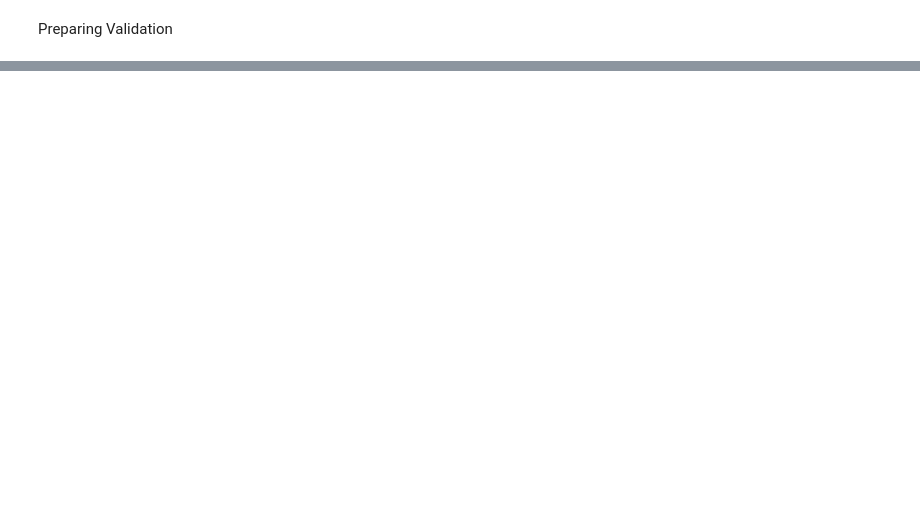
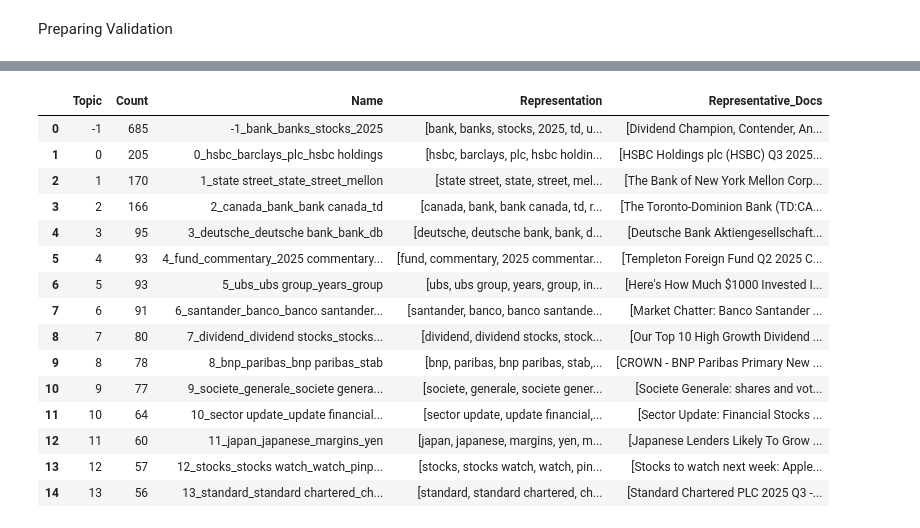
Before and after one commit to Giankess/master-thesis, a Jupyter notebook: Code/04_data_pipeline_BERTopic_TEST_TRAIN.ipynb, the cells around one changed output, grey strips where cells are left out. Saved outputs shown, nothing was run; the diff lists cells and outputs as text; code cells hidden in the pictures; blank space fills up the shorter version.

```diff
--- a/Code/04_data_pipeline_BERTopic_TEST_TRAIN.ipynb
+++ b/Code/04_data_pipeline_BERTopic_TEST_TRAIN.ipynb
@@ -252,0 +529,68 @@ Test outlier ratio (-1 topics): 0.3974
+# %%
+from ast import literal_eval
+
+# Refit best model on train+val, evaluate once on test
+train_val_docs = train_docs + val_docs
+train_val_embeddings = sentence_model.encode(train_val_docs, show_progress_bar=True)
+test_embeddings = sentence_model.encode(test_docs, show_progress_bar=True)
+
+best_umap = UMAP(
+    n_neighbors=int(best_params['n_neighbors']),
+    n_components=int(best_params['n_components']),
+    metric='cosine',
+    random_state=42
+)
+best_hdbscan = HDBSCAN(
+    min_cluster_size=int(best_params['min_cluster_size']),
+    min_samples=int(best_params['min_samples']),
+    metric='euclidean',
+    cluster_selection_method='eom',
+    prediction_data=True
+)
+best_ngram = literal_eval(best_params['ngram_range'])
+best_vectorizer = OnlineCountVectorizer(stop_words='english', ngram_range=best_ngram)
+
+best_topic_model = BERTopic(
+    embedding_model=sentence_model,
+    umap_model=best_umap,
+    hdbscan_model=best_hdbscan,
+    vectorizer_model=best_vectorizer,
+    calculate_probabilities=True,
+    verbose=True
+)
+
+_topics_train_val, _ = best_topic_model.fit_transform(train_val_docs, embeddings=train_val_embeddings)
+test_topics, test_probs = best_topic_model.transform(test_docs, embeddings=test_embeddings)
+
+best_topic_words = [
+    [word for word, _ in best_topic_model.get_topic(t)]
+    for t in best_topic_model.get_topics().keys()
+    if t != -1 and best_topic_model.get_topic(t) is not None
+]
+
+processed_train_val_docs = preprocess_documents(train_val_docs)
+processed_test_docs = preprocess_documents(test_docs)
+id2word_train_val = Dictionary(processed_train_val_docs)
+
+cv_test = coherence_score(best_topic_words, processed_test_docs, id2word_train_val, 'c_v')
+npmi_test = coherence_score(best_topic_words, processed_test_docs, id2word_train_val, 'c_npmi')
+div_test = topic_diversity(best_topic_words)
+red_test = topic_redundancy(best_topic_words)
+test_outlier_ratio = float(np.mean(np.array(test_topics) == -1)) if len(test_topics) > 0 else np.nan
+mean_top1_test, mean_margin_test = assignment_confidence_metrics(test_probs)
+inter_dist_test = inter_topic_distance(best_topic_model)
+fin_kw_density_test = financial_keyword_density(best_topic_words, financial_keywords)
+
+print('Final Test Metrics (best config):')
+print(f"C_v coherence (test): {cv_test:.4f}")
+print(f"c_npmi coherence (test): {npmi_test:.4f}")
+print(f"Topic diversity: {div_test:.4f}")
+print(f"Topic redundancy: {red_test:.4f}")
+print(f"Test outlier ratio (-1 topics): {test_outlier_ratio:.4f}")
+print(f"Mean top-1 assignment probability: {mean_top1_test:.4f}")
+print(f"Mean assignment margin (top1-top2): {mean_margin_test:.4f}")
+print(f"Inter-topic distance: {inter_dist_test:.4f}")
+print(f"Financial keyword density: {fin_kw_density_test:.4f}")
+
+best_topic_model.get_topic_info().head(15)
+# %% [output]
@@ -252,0 +624,16 @@ Test outlier ratio (-1 topics): 0.3974
+|  | Topic | Count | Name | Representation | Representative_Docs |
+| 0 | -1 | 685 | -1_bank_banks_stocks_2025 | [bank, banks, stocks, 2025, td, u... | [Dividend Champion, Contender, An... |
+| 1 | 0 | 205 | 0_hsbc_barclays_plc_hsbc holdings | [hsbc, barclays, plc, hsbc holdin... | [HSBC Holdings plc (HSBC) Q3 2025... |
+| 2 | 1 | 170 | 1_state street_state_street_mellon | [state street, state, street, mel... | [The Bank of New York Mellon Corp... |
+| 3 | 2 | 166 | 2_canada_bank_bank canada_td | [canada, bank, bank canada, td, r... | [The Toronto-Dominion Bank (TD:CA... |
+| 4 | 3 | 95 | 3_deutsche_deutsche bank_bank_db | [deutsche, deutsche bank, bank, d... | [Deutsche Bank Aktiengesellschaft... |
+| 5 | 4 | 93 | 4_fund_commentary_2025 commentary... | [fund, commentary, 2025 commentar... | [Templeton Foreign Fund Q2 2025 C... |
+| 6 | 5 | 93 | 5_ubs_ubs group_years_group | [ubs, ubs group, years, group, in... | [Here's How Much $1000 Invested I... |
+| 7 | 6 | 91 | 6_santander_banco_banco santander... | [santander, banco, banco santande... | [Market Chatter: Banco Santander ... |
+| 8 | 7 | 80 | 7_dividend_dividend stocks_stocks... | [dividend, dividend stocks, stock... | [Our Top 10 High Growth Dividend ... |
+| 9 | 8 | 78 | 8_bnp_paribas_bnp paribas_stab | [bnp, paribas, bnp paribas, stab,... | [CROWN - BNP Paribas Primary New ... |
+| 10 | 9 | 77 | 9_societe_generale_societe genera... | [societe, generale, societe gener... | [Societe Generale: shares and vot... |
+| 11 | 10 | 64 | 10_sector update_update financial... | [sector update, update financial,... | [Sector Update: Financial Stocks ... |
+| 12 | 11 | 60 | 11_japan_japanese_margins_yen | [japan, japanese, margins, yen, m... | [Japanese Lenders Likely To Grow ... |
+| 13 | 12 | 57 | 12_stocks_stocks watch_watch_pinp... | [stocks, stocks watch, watch, pin... | [Stocks to watch next week: Apple... |
+| 14 | 13 | 56 | 13_standard_standard chartered_ch... | [standard, standard chartered, ch... | [Standard Chartered PLC 2025 Q3 -... |
```
Also changed, not shown: parts of 18 cells of this notebook.
